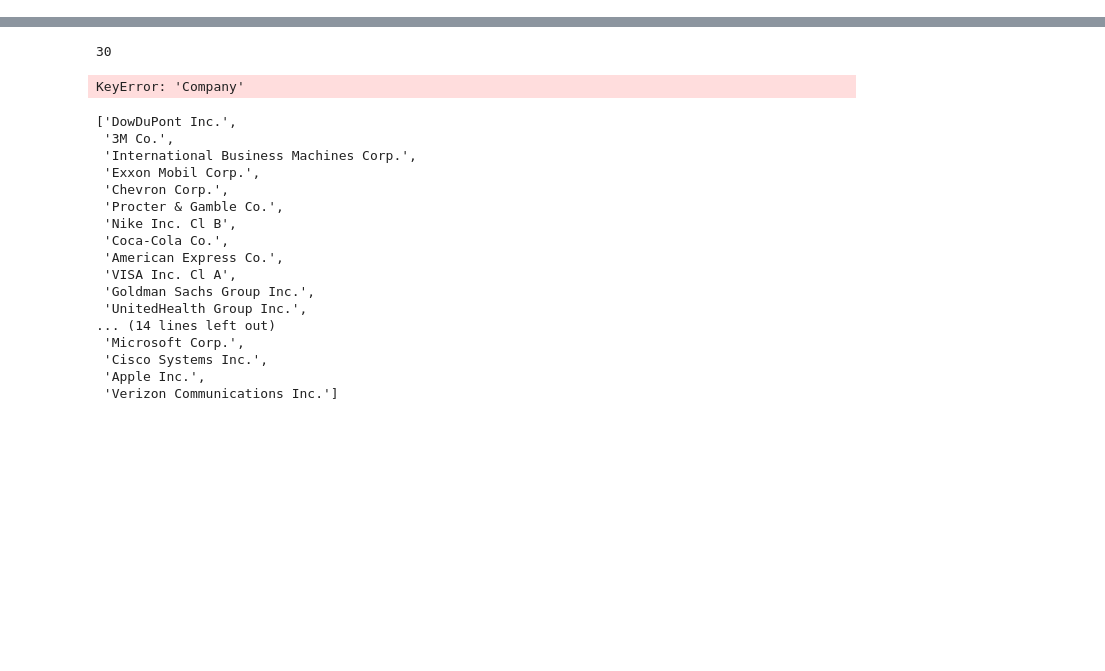
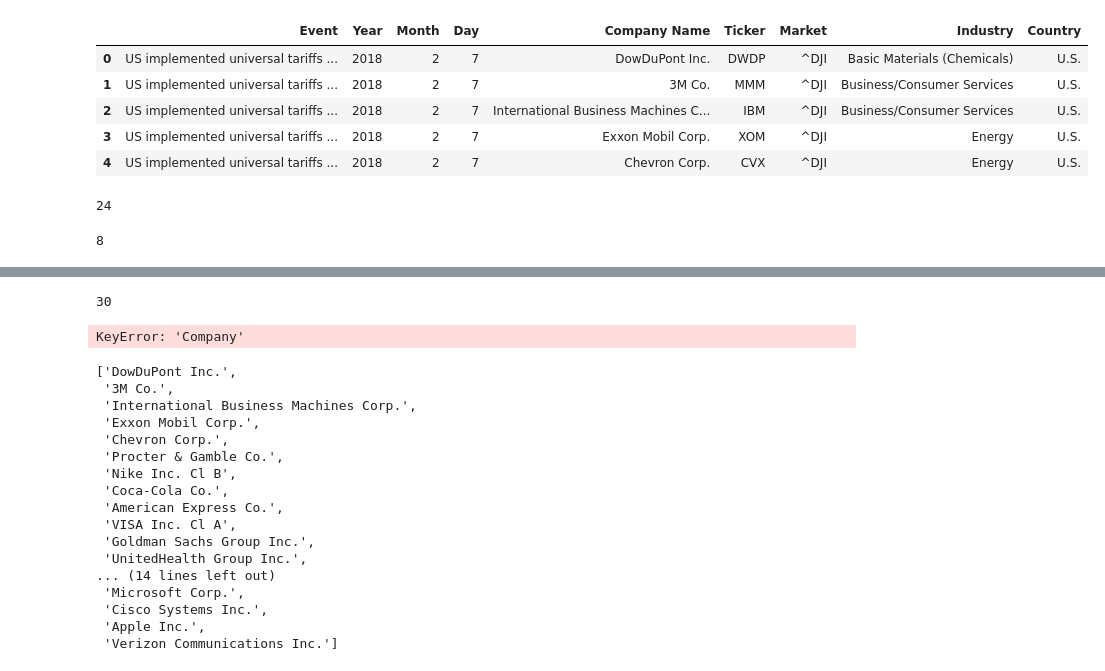
Before and after one commit to Amberyunzhu/Tools-Project-ROESM, a Jupyter notebook: Project_non_OOP_version.ipynb, the cells around one changed output, grey strips where cells are left out. Cells and saved outputs as stored; diff of their text form; code cells hidden in the pictures; blank space fills up the shorter version.

```diff
--- a/Project_non_OOP_version.ipynb
+++ b/Project_non_OOP_version.ipynb
@@ -0,0 +25,9 @@
+# %%
+trade_dataframe.head()
+# %% [output]
+|  | Event | Year | Month | Day | Company Name | Ticker | Market | Industry | Country |
+| 0 | US implemented universal tariffs ... | 2018 | 2 | 7 | DowDuPont Inc. | DWDP | ^DJI | Basic Materials (Chemicals) | U.S. |
+| 1 | US implemented universal tariffs ... | 2018 | 2 | 7 | 3M Co. | MMM | ^DJI | Business/Consumer Services | U.S. |
+| 2 | US implemented universal tariffs ... | 2018 | 2 | 7 | International Business Machines C... | IBM | ^DJI | Business/Consumer Services | U.S. |
+| 3 | US implemented universal tariffs ... | 2018 | 2 | 7 | Exxon Mobil Corp. | XOM | ^DJI | Energy | U.S. |
+| 4 | US implemented universal tariffs ... | 2018 | 2 | 7 | Chevron Corp. | CVX | ^DJI | Energy | U.S. |
@@ -1 +75,37 @@
+# %%
+# Trade data processing
+
+trade_dic = {}
+for i in range(0, len(trade_market)):
+    trade_dic[trade_company[i]] = trade_market[i]
+
+# Add an "EventDate" column to the main dataframe
+trade_eventdate = []
+for i in range(0, len(trade_dataframe)):
+    trade_eventdate.append(datetime.datetime(trade_year[i], trade_month[i], trade_day[i]))
+trade_dataframe['EventDate'] = trade_eventdate
+
+# trade_dataframe
+trade_inter_days = []
+trade_uniquedays = sorted(trade_dataframe['EventDate'].unique()) # 8 unique days
+for i in range(0, len(trade_uniquedays)-1):
+    trade_inter_days.append(int((trade_uniquedays[i+1] - trade_uniquedays[i])/np.timedelta64(1,'D')))
+trade_sample_length = min(trade_inter_days) # 84, inter_days:  [364, 91, 91, 182, 98, 84, 105]
+# fed_sample_length
+trade_eventdate_set = trade_dataframe['EventDate'].unique()
+# len(trade_eventdate_set)
+# %% [output]
+24
+# %%
+# Creating inputs for data overview
+num_fed_events = len(fed_eventdate_set) #8
+# num_us_stock = len(industry)/num_fed_events #30
+# fed_event_list = list(event_name[[0 + x*(len(dataframe)-0)/len(eventdate_set) for x in range(len(eventdate_set))]])
+# us_industry_list = list(industry)[0:int(num_us_stock)]
+# us_unique_industry_list = list(set(us_industry_list))
+# us_unique_industry_count = list(np.unique(us_industry_list, return_counts=True)[1])
+# us_stock_list = list(company)[0:int(num_us_stock)]
+# us_company_list = list(dataframe['Company Name'])[0:int(num_us_stock)]
+# %% [output]
+8
 # %%
```
Also changed, not shown: parts of 8 cells of this notebook.
